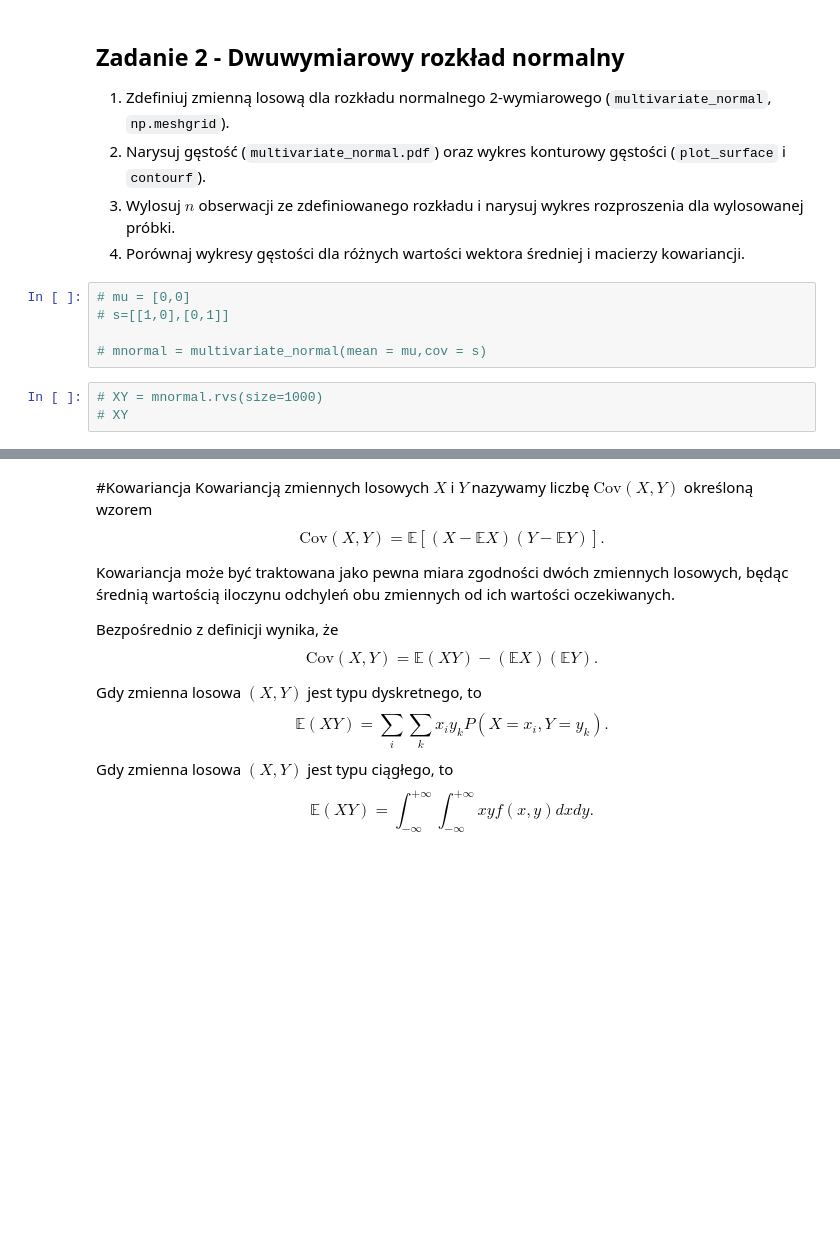
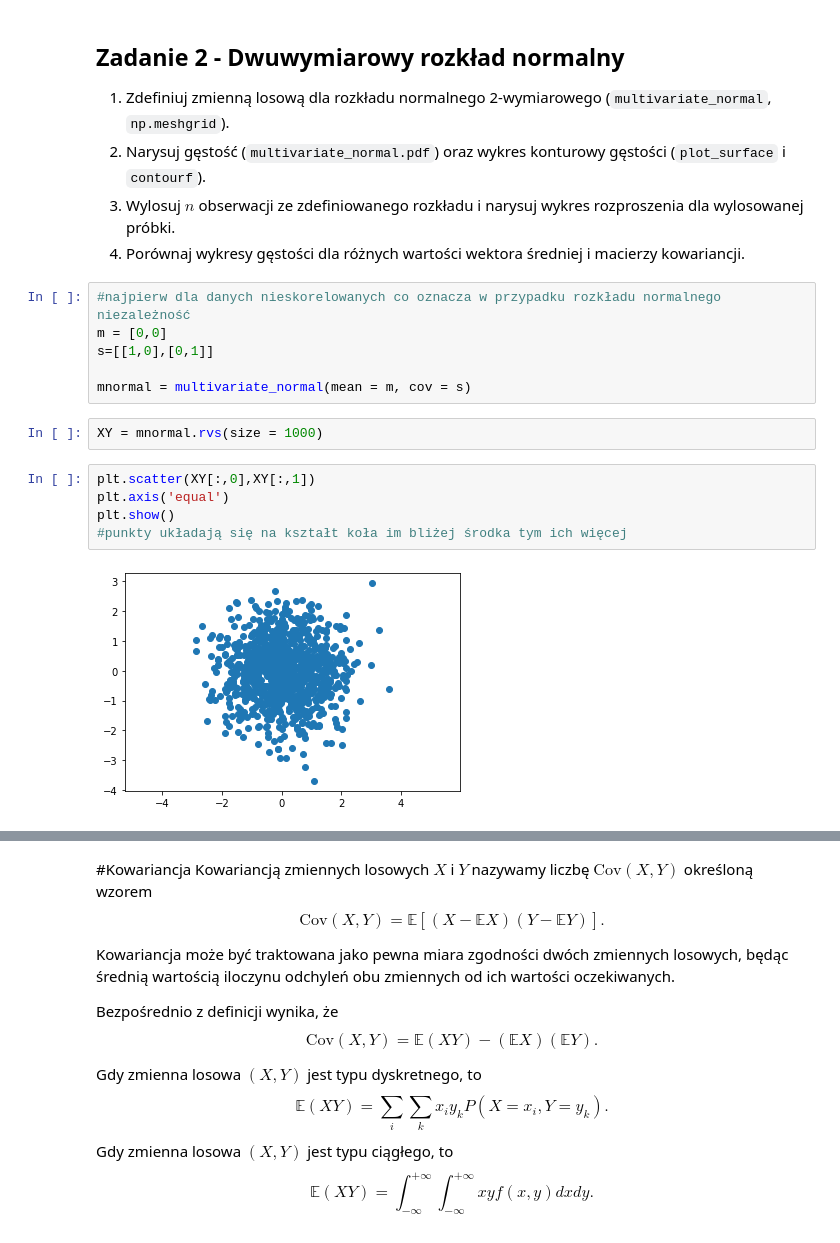
Before and after one commit to mdabrowski-phd/ds250223_regression, a Jupyter notebook: workshops/02_analiza_danych_wielowymiarowych/04_analiza_danych_wielowymiarowych.ipynb, the cells around one changed output, grey strips where cells are left out. Cells and saved outputs as stored; diff of their text form; blank space fills up the shorter version.

```diff
--- a/workshops/02_analiza_danych_wielowymiarowych/04_analiza_danych_wielowymiarowych.ipynb
+++ b/workshops/02_analiza_danych_wielowymiarowych/04_analiza_danych_wielowymiarowych.ipynb
@@ -55,10 +71,17 @@ Zmienna losowa $(X, Y)$ ma rozkład dwuwymiarowy normalny z parametrami $\mu_X$,
 3. Wylosuj $n$ obserwacji ze zdefiniowanego rozkładu i narysuj wykres rozproszenia dla wylosowanej próbki.
 4. Porównaj wykresy gęstości dla różnych wartości wektora średniej i macierzy kowariancji.
 # %%
-# mu = [0,0]
-# s=[[1,0],[0,1]]
+#najpierw dla danych nieskorelowanych co oznacza w przypadku rozkładu normalnego niezależność
+m = [0,0]
+s=[[1,0],[0,1]]
 
-# mnormal = multivariate_normal(mean = mu,cov = s)
+mnormal = multivariate_normal(mean = m, cov = s)
 # %%
-# XY = mnormal.rvs(size=1000)
-# XY
+XY = mnormal.rvs(size = 1000)
+# %%
+plt.scatter(XY[:,0],XY[:,1])
+plt.axis('equal')
+plt.show()
+#punkty układają się na kształt koła im bliżej środka tym ich więcej
+# %% [output]
+[figure, added]
```
Also changed, not shown: parts of 27 cells of this notebook.
